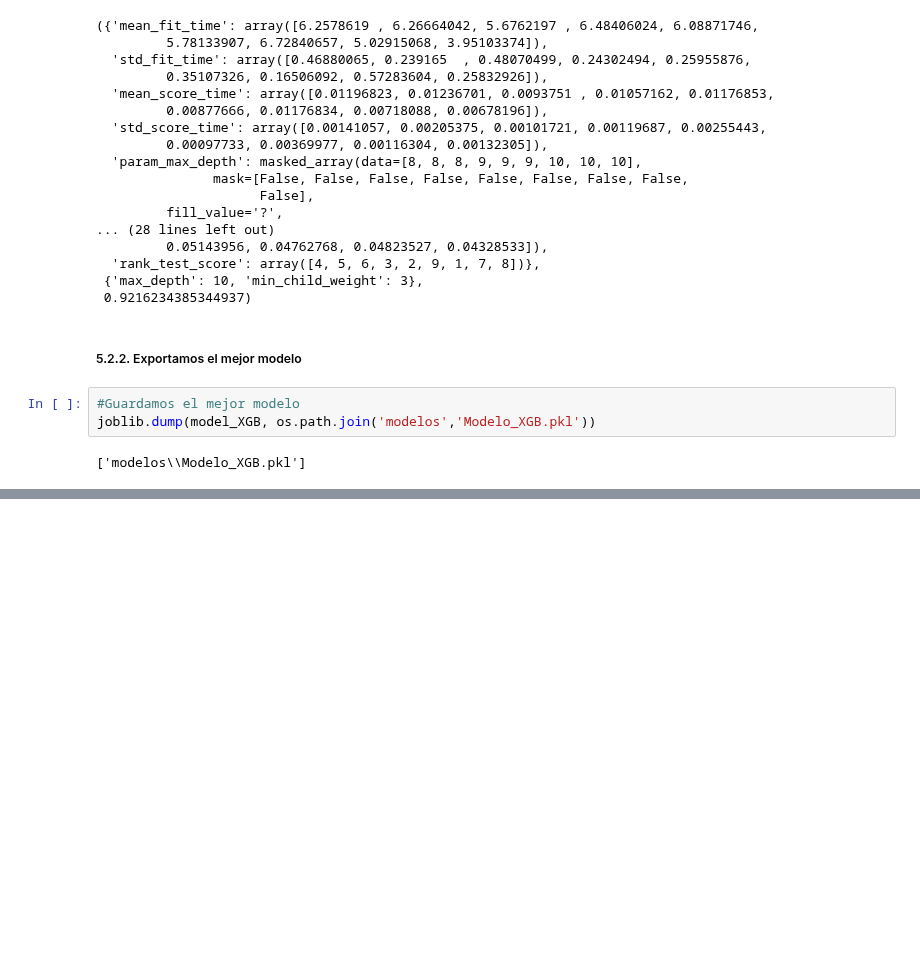
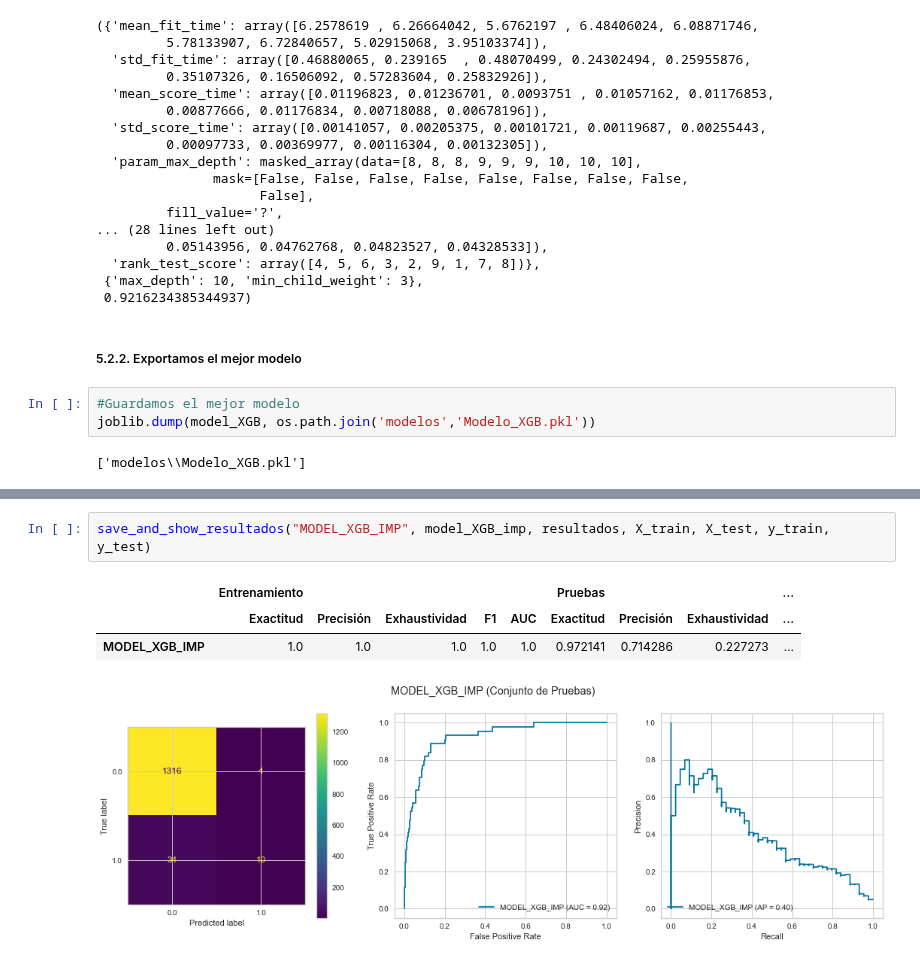
Before and after one commit to Project-ML-PUCP/BankruptcyTaiwan, a Jupyter notebook: 03. Codigo/03.4. Modeling - XGB.ipynb, the cells around one changed output, grey strips where cells are left out. Saved outputs shown, nothing was run; the diff lists cells and outputs as text; blank space fills up the shorter version.

```diff
--- a/03. Codigo/03.4. Modeling - XGB.ipynb
+++ b/03. Codigo/03.4. Modeling - XGB.ipynb
@@ -448,0 +499,7 @@ XGBClassifier(base_score=0.5, booster='gbtree', colsample_bylevel=1,
+# %%
+save_and_show_resultados("MODEL_XGB_IMP", model_XGB_imp, resultados, X_train, X_test, y_train, y_test)
+# %% [output]
+|  | Entrenamiento |  |  |  |  | Pruebas |  |  | ... |
+|  | Exactitud | Precisión | Exhaustividad | F1 | AUC | Exactitud | Precisión | Exhaustividad | ... |
+| MODEL_XGB_IMP | 1.0 | 1.0 | 1.0 | 1.0 | 1.0 | 0.972141 | 0.714286 | 0.227273 | ... |
+[figure, added]
```
Also changed, not shown: parts of 7 cells of this notebook, 1 other file.
